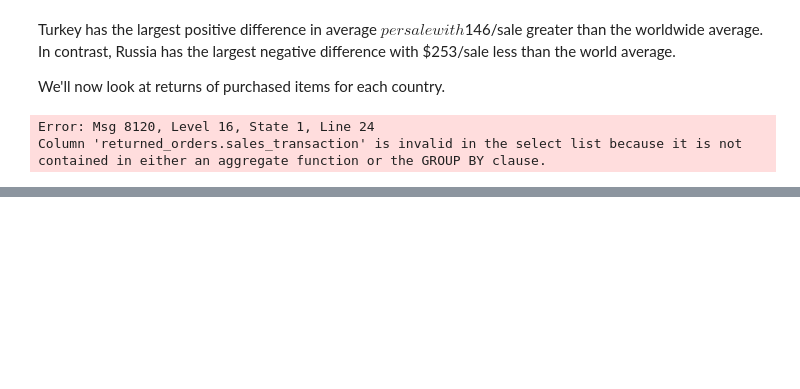
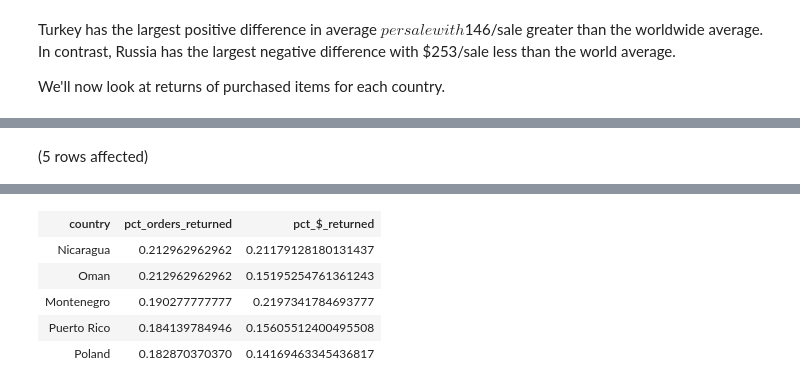
Before and after one commit to grahamgreene88/E-commerce-logs, a Jupyter notebook: ecommerce_logs_notebook.ipynb, the cells around one changed output, grey strips where cells are left out. Cells and saved outputs as stored; diff of their text form; code cells hidden in the pictures; blank space fills up the shorter version.

```diff
--- a/ecommerce_logs_notebook.ipynb
+++ b/ecommerce_logs_notebook.ipynb
@@ -94,13 +94,18 @@ Turkey has the largest positive difference in average $ per sale with $146/sale
 
 We'll now look at returns of purchased items for each country.
 # %%
+-- CTE for value of sales returned
 WITH returned_$ AS (
     SELECT country,
+        -- Sum of total dollars returned
         SUM(Returned_Amount) AS returned_amount_$,
-        SUM(Returned_Amount) / SUM(Sales) AS pct_returns_over_sales
+        -- Percentage of dollars returned over dollars sold
+        -- Sales column doesn't include amount for returned items
+        SUM(Returned_Amount) / (SUM(Sales) + SUM(Returned_Amount)) AS pct_$_returned
     From logs
     GROUP BY country),
 
+-- CTE for number of sales returned
 returned_orders AS (
     SELECT t1.country,
         -- counting all rows (number of transactions)
@@ -109,19 +114,18 @@ returned_orders AS (
         COUNT(t2.Returned) AS orders_returned,
         -- calculating percentage of orders that were returned
         1.0 * COUNT(t2.Returned) / COUNT(*) AS pct_orders_returned
-FROM logs as t1
+    FROM logs as t1
     LEFT JOIN (SELECT duration_seconds, ip, country, Returned
     FROM logs
     WHERE Returned = 'Yes') AS t2
     ON t1.duration_seconds = t2.duration_seconds
     AND t1.ip = t2.ip
-GROUP BY t1.country)
+    GROUP BY t1.country)
 
-SELECT CTE1.country, sales_transaction, orders_returned, pct_orders_returned, returned_amount_$,
-    pct_returns_over_sales
-FROM returned_$ AS CTE1, returned_orders AS CTE2
-GROUP BY CTE1.country
-ORDER BY pct_returns_over_sales DESC;
+-- final query with percent of orders returned and percent of sales refunded
+SELECT TOP 5 CTE1.country, pct_orders_returned, pct_$_returned
+FROM returned_$ AS CTE1
+    INNER JOIN returned_orders AS CTE2
+    ON CTE1.country = CTE2.country
+ORDER BY pct_orders_returned DESC, pct_$_returned DESC;
 # %% [output]
-Error: Msg 8120, Level 16, State 1, Line 24
-Column 'returned_orders.sales_transaction' is invalid in the select list because it is not contained in either an aggregate function or the GROUP BY clause.
@@ -128,0 +133 @@ Total execution time: 00:00:00.022
+(5 rows affected)
@@ -128,0 +135,6 @@ Total execution time: 00:00:00.022
+| country | pct_orders_returned | pct_$_returned |
+| Nicaragua | 0.212962962962 | 0.21179128180131437 |
+| Oman | 0.212962962962 | 0.15195254761361243 |
+| Montenegro | 0.190277777777 | 0.2197341784693777 |
+| Puerto Rico | 0.184139784946 | 0.15605512400495508 |
+| Poland | 0.182870370370 | 0.14169463345436817 |
```
Also changed, not shown: parts of 11 cells of this notebook.
